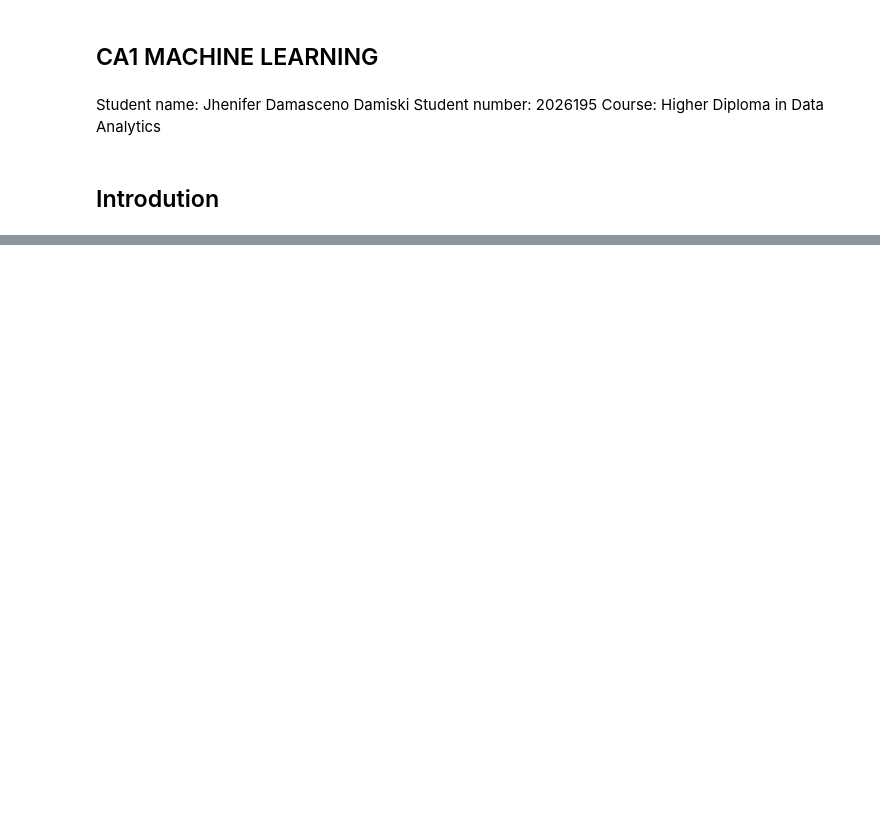
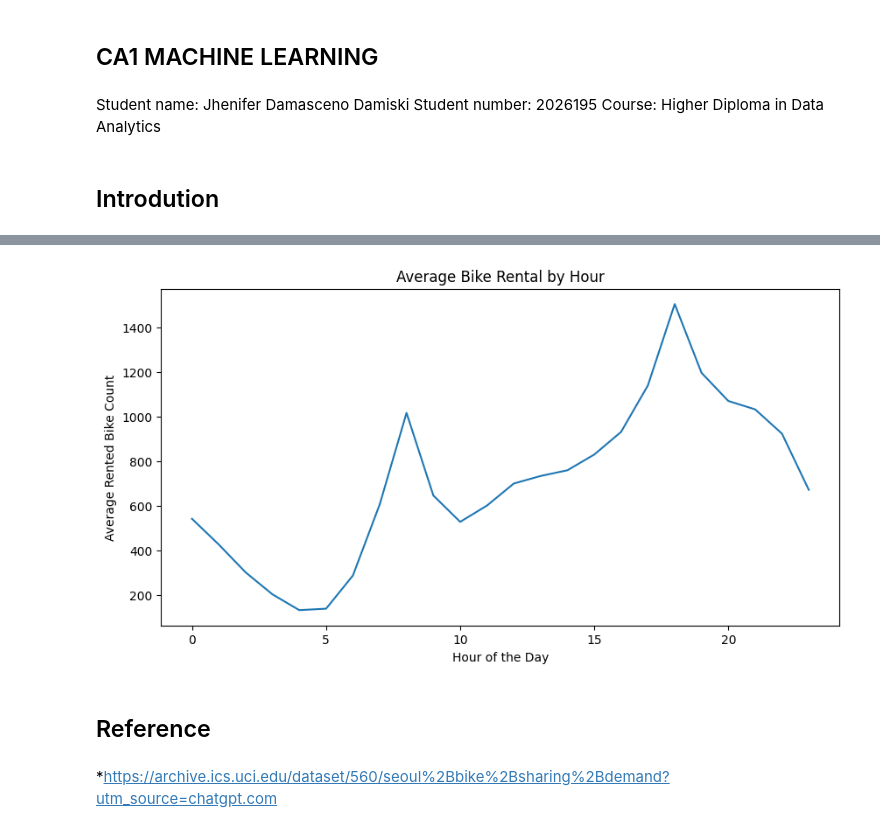
Before and after one commit to JheniferDamiski/CA1-Machine-Learning-for-Business-Git, a Jupyter notebook: Untitled.ipynb, the cells around one changed output, grey strips where cells are left out. Drawn from its saved outputs; the diff is of its cells as text; code cells hidden in the pictures; blank space fills up the shorter version.

```diff
--- a/Untitled.ipynb
+++ b/Untitled.ipynb
@@ -23,0 +163,14 @@ df.head()
+# %%
+hourly_demand = df.groupby("Hour")["Rented Bike Count"].mean()
+
+hourly_demand.plot(kind="line", figsize=(10, 5))
+plt.title("Average Bike Rental by Hour")
+plt.xlabel("Hour of the Day")
+plt.ylabel("Average Rented Bike Count")
+plt.show()
+# %% [output]
+[figure, added]
+# %% [markdown]
+## Reference
+# %% [markdown]
+*https://archive.ics.uci.edu/dataset/560/seoul%2Bbike%2Bsharing%2Bdemand?utm_source=chatgpt.com
```
Also changed, not shown: parts of 21 cells of this notebook, 1 other file.
